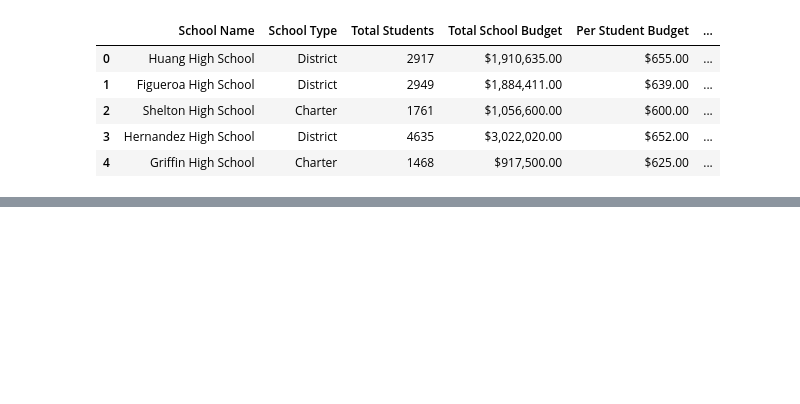
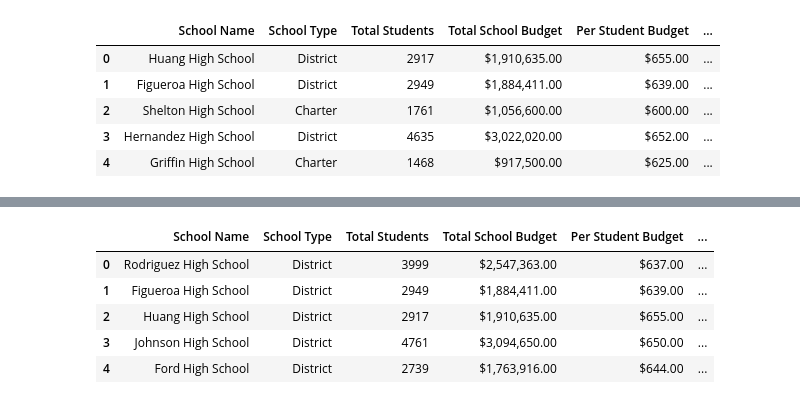
Before and after one commit to kglibrarian/pycityschools, a Jupyter notebook: main.ipynb, the cells around one changed output, grey strips where cells are left out. Cells and saved outputs as stored; diff of their text form; code cells hidden in the pictures; blank space fills up the shorter version.

```diff
--- a/main.ipynb
+++ b/main.ipynb
@@ -398,0 +413,14 @@ school_summary_df.head()
+# %%
+#Bottom Performing Schools By Pass Rate
+bottom_schools_df = school_summary_df.sort_values("% Overall Passing Rate", ascending=True)
+#top_schools_df.head(5)
+
+bottom_schoos_new_index = bottom_schools_df.reset_index(drop=True)
+bottom_schoos_new_index.head()
+# %% [output]
+|  | School Name | School Type | Total Students | Total School Budget | Per Student Budget | ... |
+| 0 | Rodriguez High School | District | 3999 | $2,547,363.00 | $637.00 | ... |
+| 1 | Figueroa High School | District | 2949 | $1,884,411.00 | $639.00 | ... |
+| 2 | Huang High School | District | 2917 | $1,910,635.00 | $655.00 | ... |
+| 3 | Johnson High School | District | 4761 | $3,094,650.00 | $650.00 | ... |
+| 4 | Ford High School | District | 2739 | $1,763,916.00 | $644.00 | ... |
```
Also changed, not shown: parts of 2 cells of this notebook.
